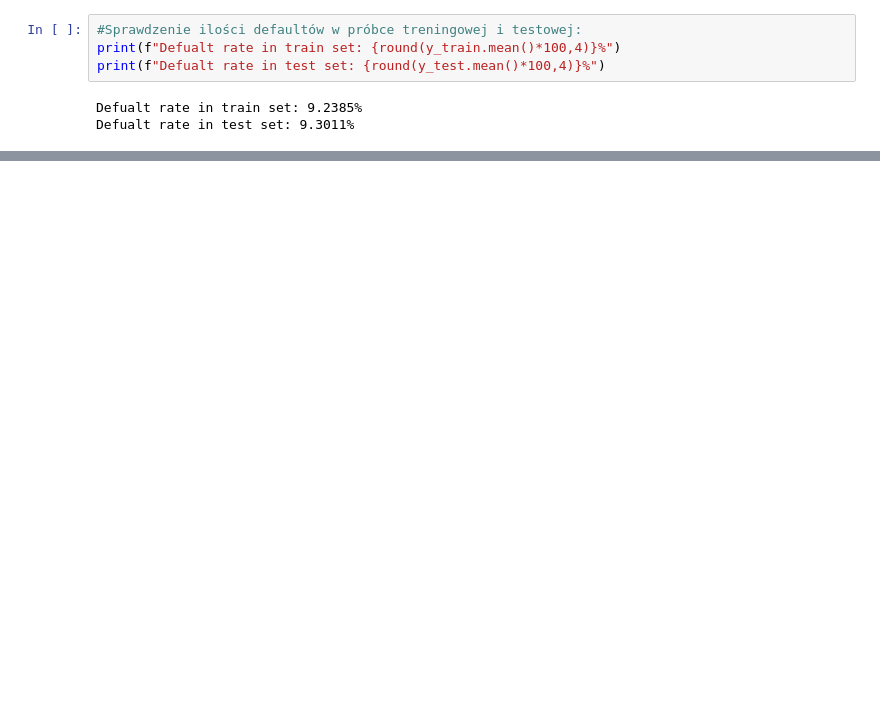
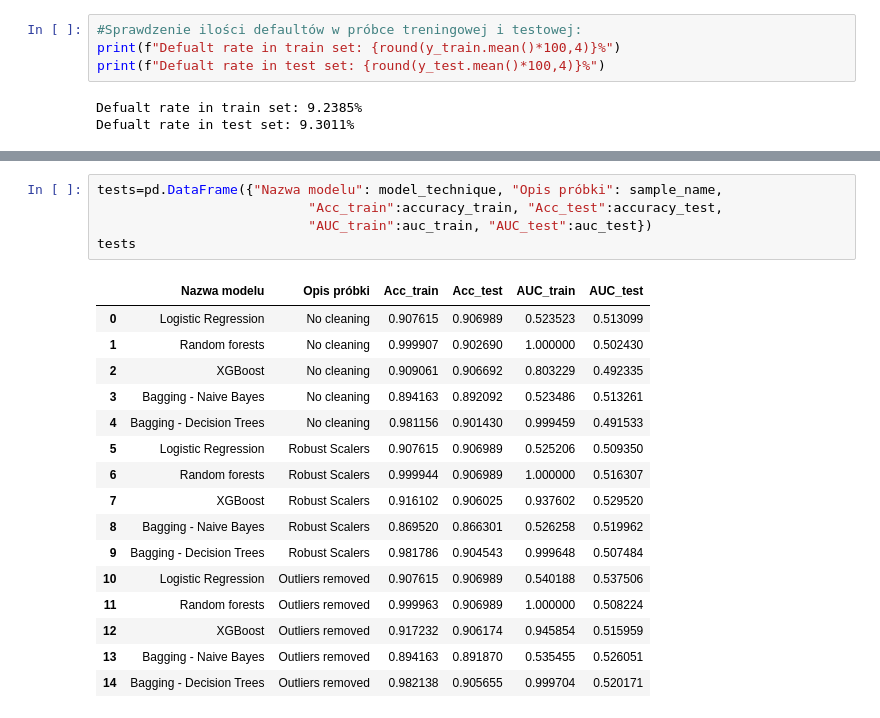
Before and after one commit to devipeer/Loan-Default-Prediction, a Jupyter notebook: DefaultPrediction.ipynb, the cells around one changed output, grey strips where cells are left out. Cells and saved outputs as stored; diff of their text form; blank space fills up the shorter version.

```diff
--- a/DefaultPrediction.ipynb
+++ b/DefaultPrediction.ipynb
@@ -365,0 +440,22 @@ podsumowanie
+# %%
+tests=pd.DataFrame({"Nazwa modelu": model_technique, "Opis próbki": sample_name,
+                           "Acc_train":accuracy_train, "Acc_test":accuracy_test,
+                           "AUC_train":auc_train, "AUC_test":auc_test})
+tests
+# %% [output]
+|  | Nazwa modelu | Opis próbki | Acc_train | Acc_test | AUC_train | AUC_test |
+| 0 | Logistic Regression | No cleaning | 0.907615 | 0.906989 | 0.523523 | 0.513099 |
+| 1 | Random forests | No cleaning | 0.999907 | 0.902690 | 1.000000 | 0.502430 |
+| 2 | XGBoost | No cleaning | 0.909061 | 0.906692 | 0.803229 | 0.492335 |
+| 3 | Bagging - Naive Bayes | No cleaning | 0.894163 | 0.892092 | 0.523486 | 0.513261 |
+| 4 | Bagging - Decision Trees | No cleaning | 0.981156 | 0.901430 | 0.999459 | 0.491533 |
+| 5 | Logistic Regression | Robust Scalers | 0.907615 | 0.906989 | 0.525206 | 0.509350 |
+| 6 | Random forests | Robust Scalers | 0.999944 | 0.906989 | 1.000000 | 0.516307 |
+| 7 | XGBoost | Robust Scalers | 0.916102 | 0.906025 | 0.937602 | 0.529520 |
+| 8 | Bagging - Naive Bayes | Robust Scalers | 0.869520 | 0.866301 | 0.526258 | 0.519962 |
+| 9 | Bagging - Decision Trees | Robust Scalers | 0.981786 | 0.904543 | 0.999648 | 0.507484 |
+| 10 | Logistic Regression | Outliers removed | 0.907615 | 0.906989 | 0.540188 | 0.537506 |
+| 11 | Random forests | Outliers removed | 0.999963 | 0.906989 | 1.000000 | 0.508224 |
+| 12 | XGBoost | Outliers removed | 0.917232 | 0.906174 | 0.945854 | 0.515959 |
+| 13 | Bagging - Naive Bayes | Outliers removed | 0.894163 | 0.891870 | 0.535455 | 0.526051 |
+| 14 | Bagging - Decision Trees | Outliers removed | 0.982138 | 0.905655 | 0.999704 | 0.520171 |
```
Also changed, not shown: parts of 16 cells of this notebook.
